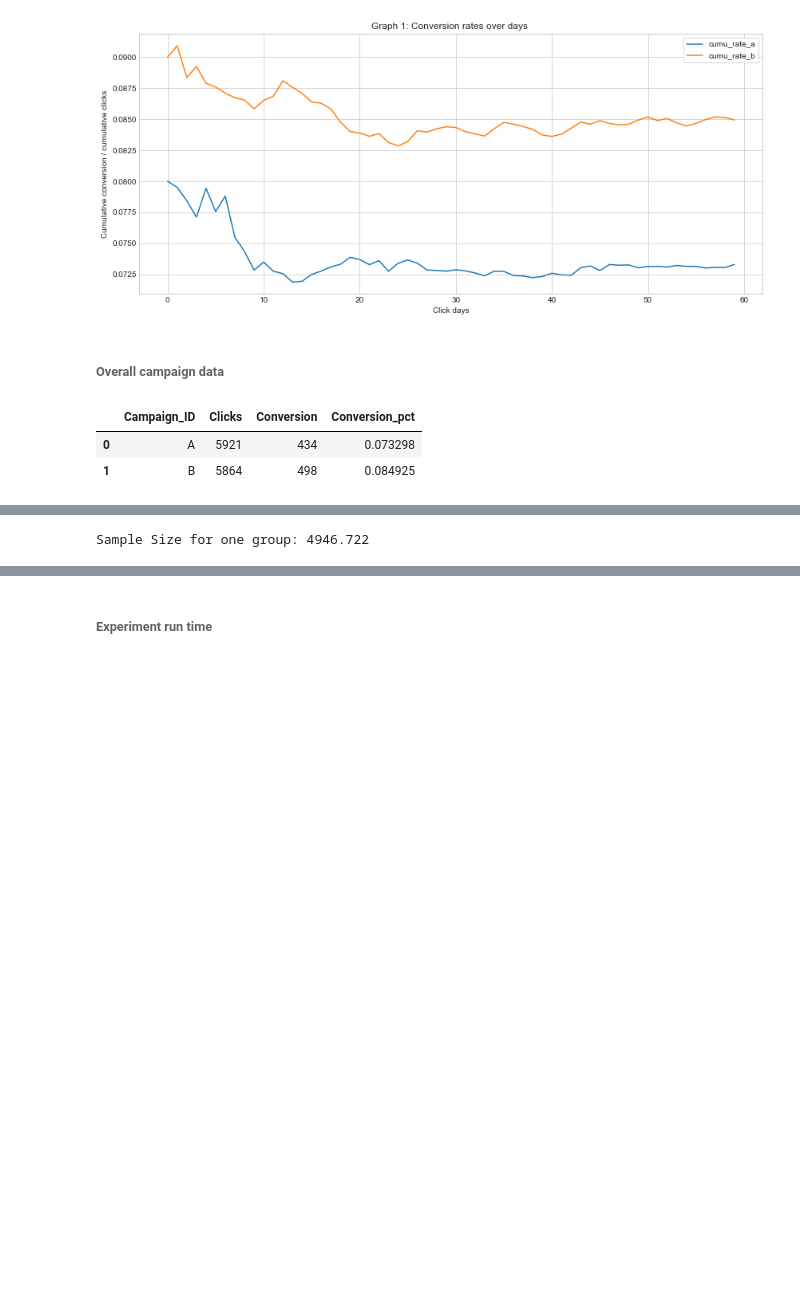
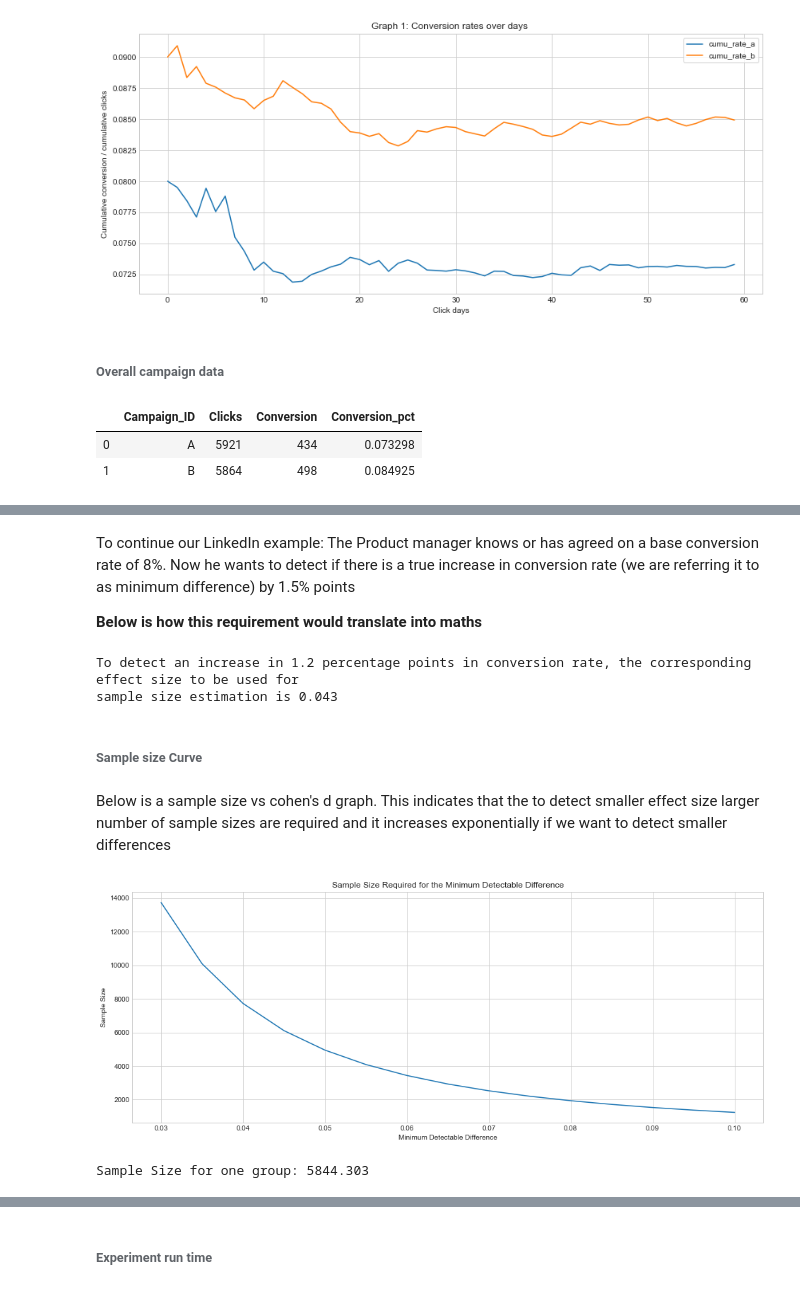
Before and after one commit to chaitanya539/A-B-Testing---Experiment-Design, a Jupyter notebook: Frequentist vs Bayesian A B testing.ipynb, the cells around one changed output, grey strips where cells are left out. Cells and saved outputs as stored; diff of their text form; code cells hidden in the pictures; blank space fills up the shorter version.

```diff
--- a/Frequentist vs Bayesian A B testing.ipynb
+++ b/Frequentist vs Bayesian A B testing.ipynb
@@ -169,16 +218,59 @@ campaign.head(5)
+# %% [markdown]
+To continue our LinkedIn example: The Product manager knows or has agreed on a base conversion rate of 8%. Now he wants to detect if there is a true increase in conversion rate (we are referring it to as minimum difference) by 1.5% points
+
+**Below is how this requirement would translate into maths**
+# %%
+import math
+
+prob_a = 0.08
+min_diff = 0.012
+prob_b = prob_a + min_diff
+
+arsine_transformation_p1 = 2*math.asin(np.sqrt(prob_a))
+arsine_transformation_p2 = 2*math.asin(np.sqrt(prob_b))
+
+cohens_h = abs(arsine_transformation_p1-arsine_transformation_p2)
+print('To detect an increase in 1.2 percentage points in conversion rate, the corresponding effect size to be used for \nsample size estimation is {:.3f}'.format(cohens_h))
+# %% [output]
+To detect an increase in 1.2 percentage points in conversion rate, the corresponding effect size to be used for
+sample size estimation is 0.043
+# %% [markdown]
+###### Sample size Curve
+# %% [markdown]
+Below is a sample size vs cohen's d graph. This indicates that the to detect smaller effect size larger number of sample sizes are required and it increases exponentially if we want to detect smaller differences
+# %%
+#Power curve
+
+# calculate the the required sample size
+# for a range of minimum detectable difference
+sample_sizes = []
+effect_sizes = np.arange(0.03, 0.1, 0.005)
+for effect in effect_sizes:
+    sample_size = TTestIndPower().solve_power(effect, power=power, nobs1=None, ratio=1.0, alpha=alpha, alternative = 'larger')
+    sample_sizes.append(sample_size)
+
+fig, ax = plt.subplots(figsize=(16,6))
+ax.plot(effect_sizes, sample_sizes)
+ax.set_title('Sample Size Required for the Minimum Detectable Difference')
+ax.set_ylabel('Sample Size')
+ax.set_xlabel('Minimum Detectable Difference')
+#ax.set_tight_layout()
+plt.show()
+# %% [output]
+[figure, added]
 # %%
-# Assuming the minimum detectable difference as 5% i.e. delta = 0.05
+# Assuming the minimum detectable difference as 5% i.e. effect size = 0.046
 
-#type I error = 5% alpha
-#type II error = 20% beta
-# Power = 80%
+#assumptions for type I error = 5% alpha
+#assumpions for type II error = 20% beta
+# Power = 80% (1-type II error)
 
 #Power and sample size calculations
 
 # estimate sample size via power analysis
 from statsmodels.stats.power import TTestIndPower
 # parameters for power analysis
-effect = 0.05
+effect = 0.046
 alpha = 0.05
 power = 0.8
 # perform power analysis
@@ -186,4 +278,4 @@ analysis = TTestIndPower()
 result = TTestIndPower().solve_power(effect, power=power, nobs1=None, ratio=1.0, alpha=alpha, alternative = 'larger')
 print('Sample Size for one group: %.3f' % result)
 # %% [output]
-Sample Size for one group: 4946.722
+Sample Size for one group: 5844.303
```
Also changed, not shown: parts of 24 cells of this notebook.
